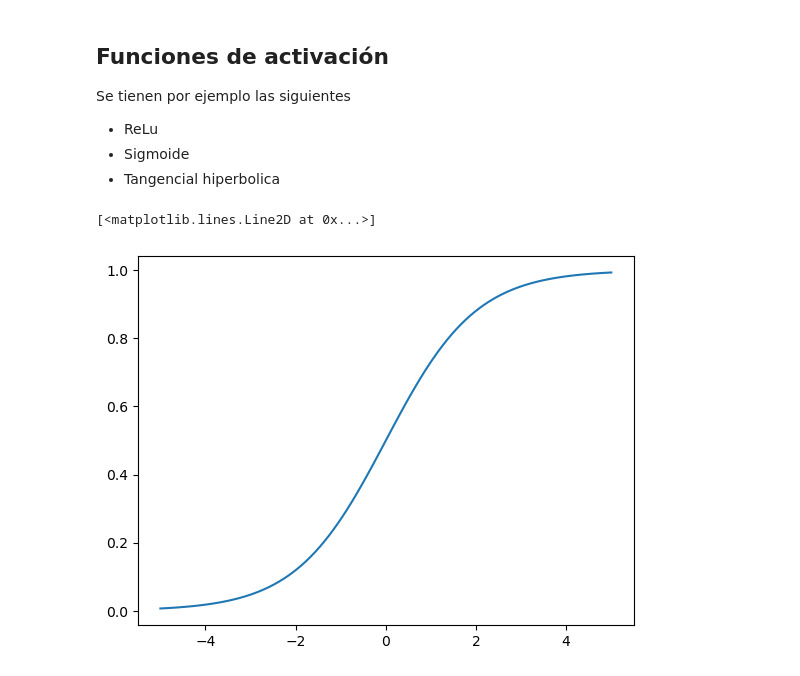
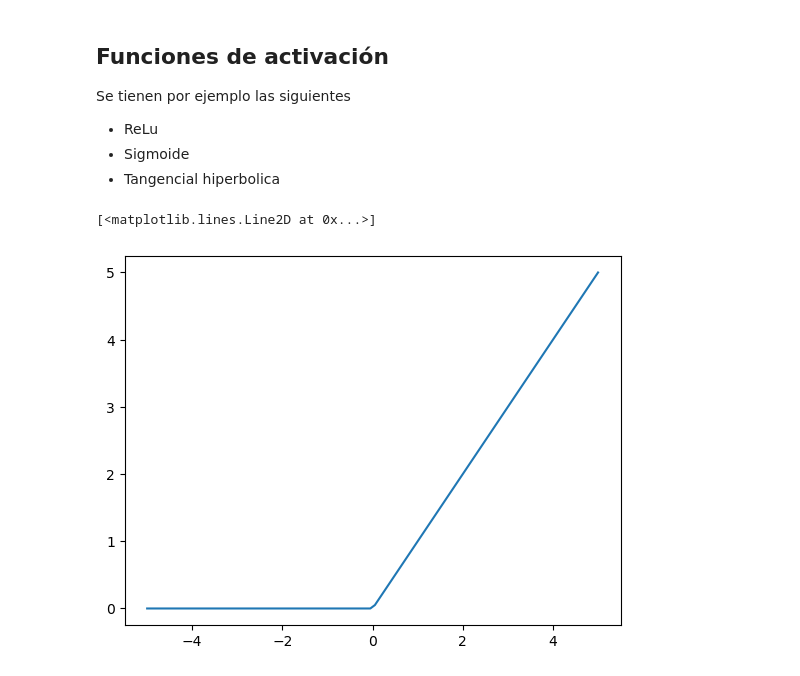
Before and after one commit to lalodsi/first-neural-network, a Jupyter notebook: App.ipynb, the cells around one changed output. Saved outputs shown, nothing was run; the diff lists cells and outputs as text; code cells hidden in the pictures.

```diff
--- a/App.ipynb
+++ b/App.ipynb
@@ -44,10 +44,15 @@ Se tienen por ejemplo las siguientes
 # %%
 # Funciones de activación
 
-sigm = lambda x: 1 / (1 + np.e ** (-x))
+sigm = (lambda x: 1 / (1 + np.e ** (-x)),
+        lambda x: x * (1 - x))
+
+relu = lambda x: np.maximum(0,x);
+
 
 _x = np.linspace(-5, 5, 100);
-plt.plot(_x, sigm(_x))
+# plt.plot(_x, sigm[0](_x))
+plt.plot(_x, relu(_x))
 # %% [output]
 [<matplotlib.lines.Line2D at 0x...>]
-[figure, old version]
+[figure, new version]
```
Also changed, not shown: parts of 1 cell of this notebook.
